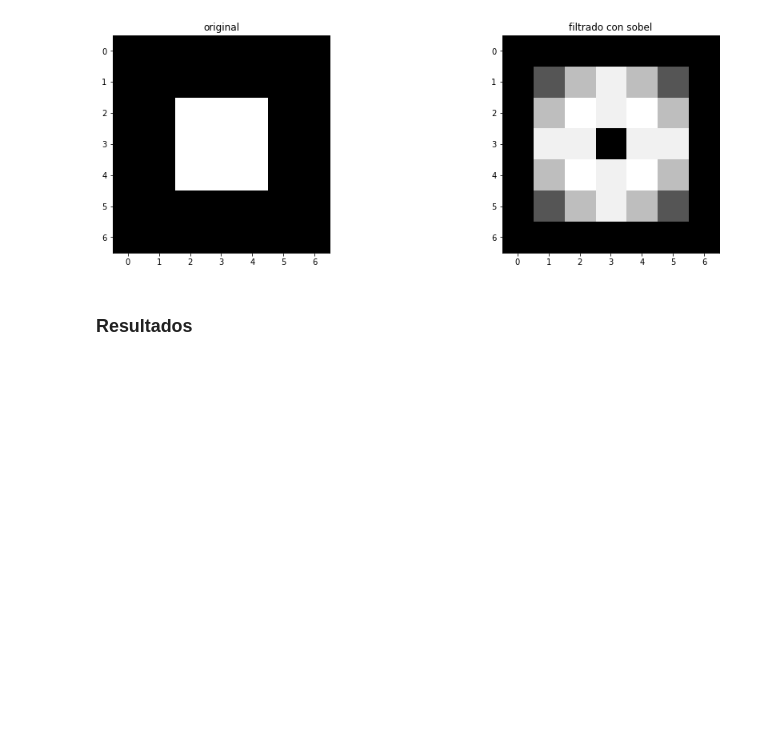
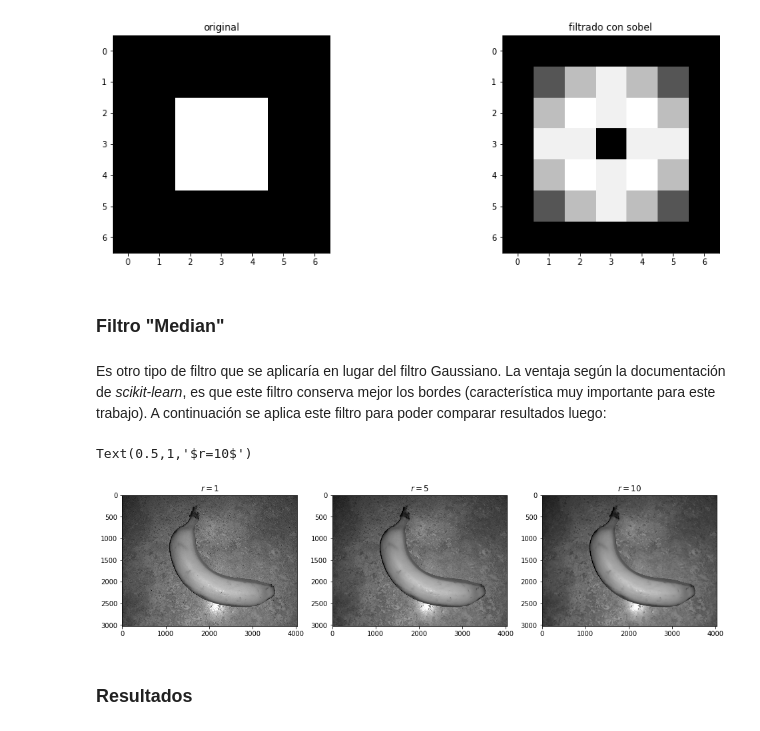
Before and after one commit to gonzafernan/fruit-classifier, a Jupyter notebook: 02-filtracion.ipynb, the cells around one changed output. Cells and saved outputs as stored; diff of their text form; code cells hidden in the pictures; blank space fills up the shorter version.

```diff
--- a/02-filtracion.ipynb
+++ b/02-filtracion.ipynb
@@ -260,6 +254,31 @@ ax1.set_title('filtrado con sobel')
 # %% [output]
 Text(0.5,1,'filtrado con sobel')
 [figure]
+# %% [markdown]
+### Filtro "Median"
+# %% [markdown]
+Es otro tipo de filtro que se aplicaría en lugar del filtro Gaussiano. La ventaja según la documentación de _scikit-learn_, es que este filtro conserva mejor los bordes (característica muy importante para este trabajo). A continuación se aplica este filtro para poder comparar resultados luego:
+# %%
+from skimage.morphology import disk
+
+n0 = disk(radius=1)
+n1 = disk(radius=5)
+n2 = disk(radius=10)
+
+bm0 = filters.rank.median(banana, n0)
+bm1 = filters.rank.median(banana, n1)
+bm2 = filters.rank.median(banana, n2)
+
+f, (ax0, ax1, ax2) = plt.subplots(1, 3, figsize=(16, 5))
+ax0.imshow(bm0)
+ax0.set_title('$r=1$')
+ax1.imshow(bm1)
+ax1.set_title('$r=5$')
+ax2.imshow(bm2)
+ax2.set_title('$r=10$')
+# %% [output]
+Text(0.5,1,'$r=10$')
+[figure, added]
 # %% [markdown]
 ### Resultados
 # %% [markdown]
```
Also changed, not shown: parts of 8 cells of this notebook.
